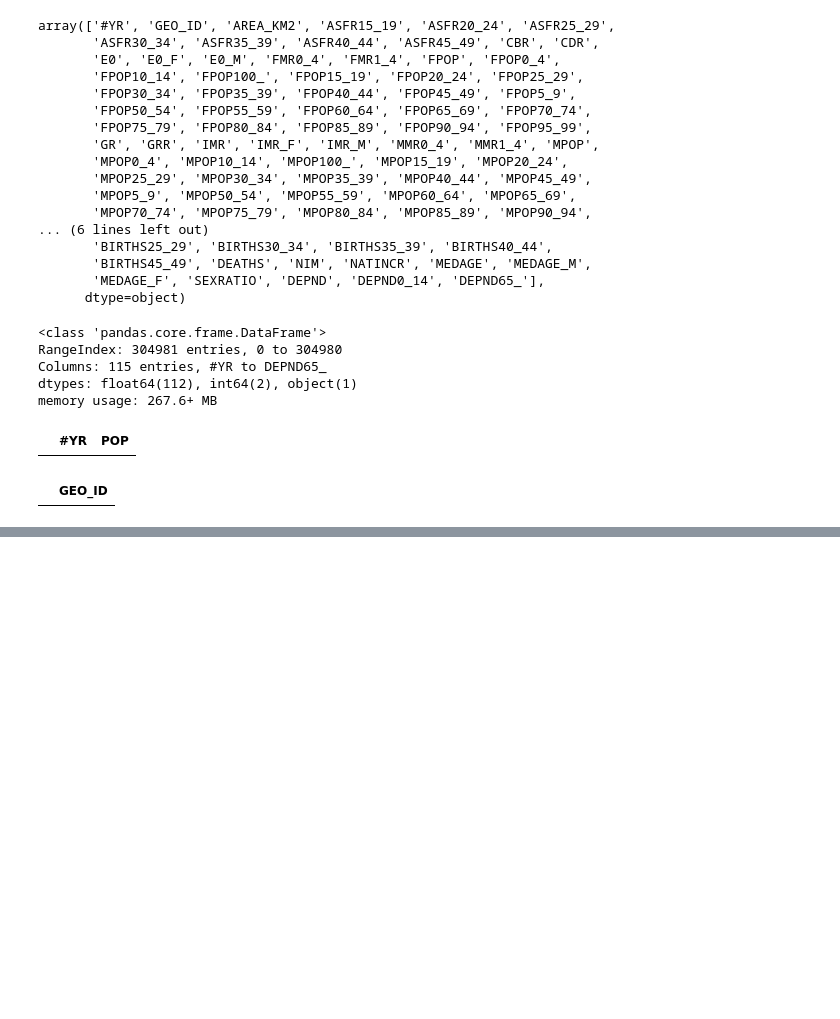
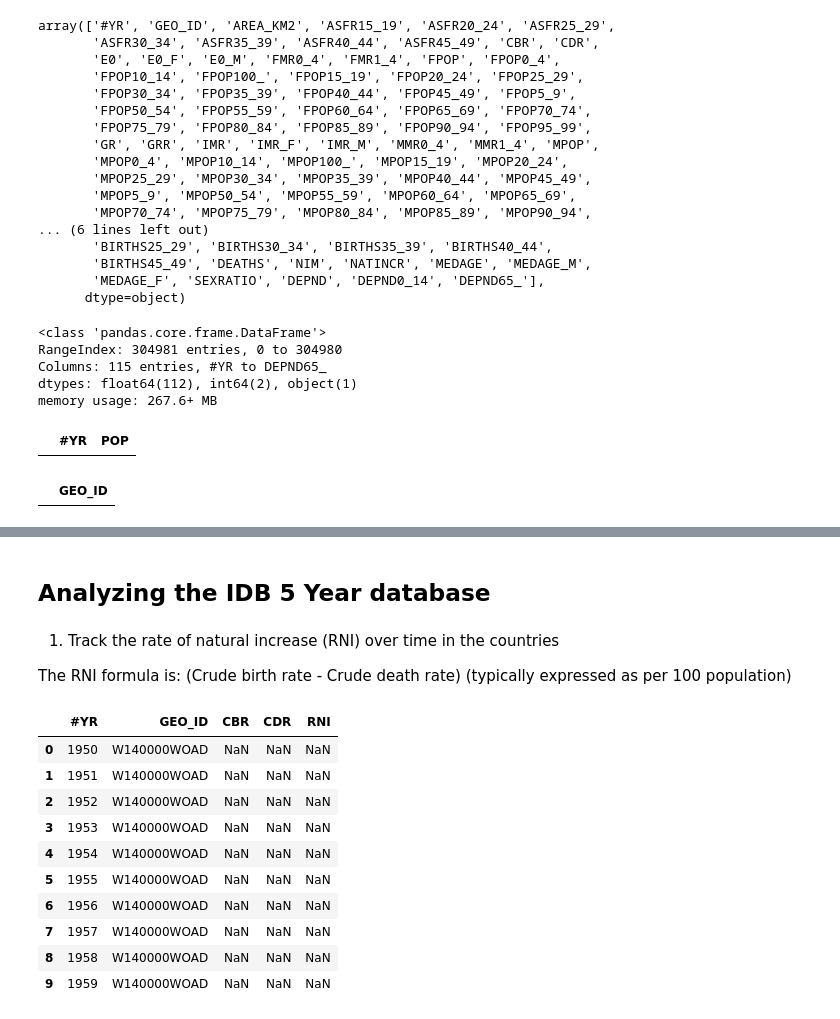
Before and after one commit to thaianle/international-database, a Jupyter notebook: idb5yr-python.ipynb, the cells around one changed output, grey strips where cells are left out. Cells and saved outputs as stored; diff of their text form; code cells hidden in the pictures; blank space fills up the shorter version.

Commit message:
Exploring IDB 5 Year data with RNI

```diff
--- a/idb5yr-python.ipynb
+++ b/idb5yr-python.ipynb
@@ -89,3 +89,25 @@ idb5yr.describe()
 | 50% | 2023.000000 | 8.244500e+04 | 19.300000 | 71.800000 | 107.000000 | 101.500000 | 52.200000 | 13.200000 | 3.000000 | ... |
 | 75% | 2027.000000 | 4.373670e+05 | 41.400000 | 112.400000 | 136.400000 | 121.500000 | 70.200000 | 22.700000 | 5.400000 | ... |
 | max | 2100.000000 | 1.637774e+07 | 313.900000 | 429.600000 | 363.200000 | 345.400000 | 282.900000 | 201.000000 | 105.800000 | ... |
+# %% [markdown]
+## Analyzing the IDB 5 Year database
+# %% [markdown]
+1. Track the rate of natural increase (RNI) over time in the countries
+
+The RNI formula is: (Crude birth rate - Crude death rate) (typically expressed as per 100 population)
+# %%
+rni = idb5yr.loc[:, ['#YR', 'GEO_ID', 'CBR', 'CDR']] # Filter only for necessary columns
+rni['RNI'] = (rni['CBR'] - rni['CDR']) / 10 # The crude birth & death rate expressed as per 1000 population
+rni.head(10)
+# %% [output]
+|  | #YR | GEO_ID | CBR | CDR | RNI |
+| 0 | 1950 | W140000WOAD | NaN | NaN | NaN |
+| 1 | 1951 | W140000WOAD | NaN | NaN | NaN |
+| 2 | 1952 | W140000WOAD | NaN | NaN | NaN |
+| 3 | 1953 | W140000WOAD | NaN | NaN | NaN |
+| 4 | 1954 | W140000WOAD | NaN | NaN | NaN |
+| 5 | 1955 | W140000WOAD | NaN | NaN | NaN |
+| 6 | 1956 | W140000WOAD | NaN | NaN | NaN |
+| 7 | 1957 | W140000WOAD | NaN | NaN | NaN |
+| 8 | 1958 | W140000WOAD | NaN | NaN | NaN |
+| 9 | 1959 | W140000WOAD | NaN | NaN | NaN |
```
Also changed, not shown: parts of 3 cells of this notebook.
